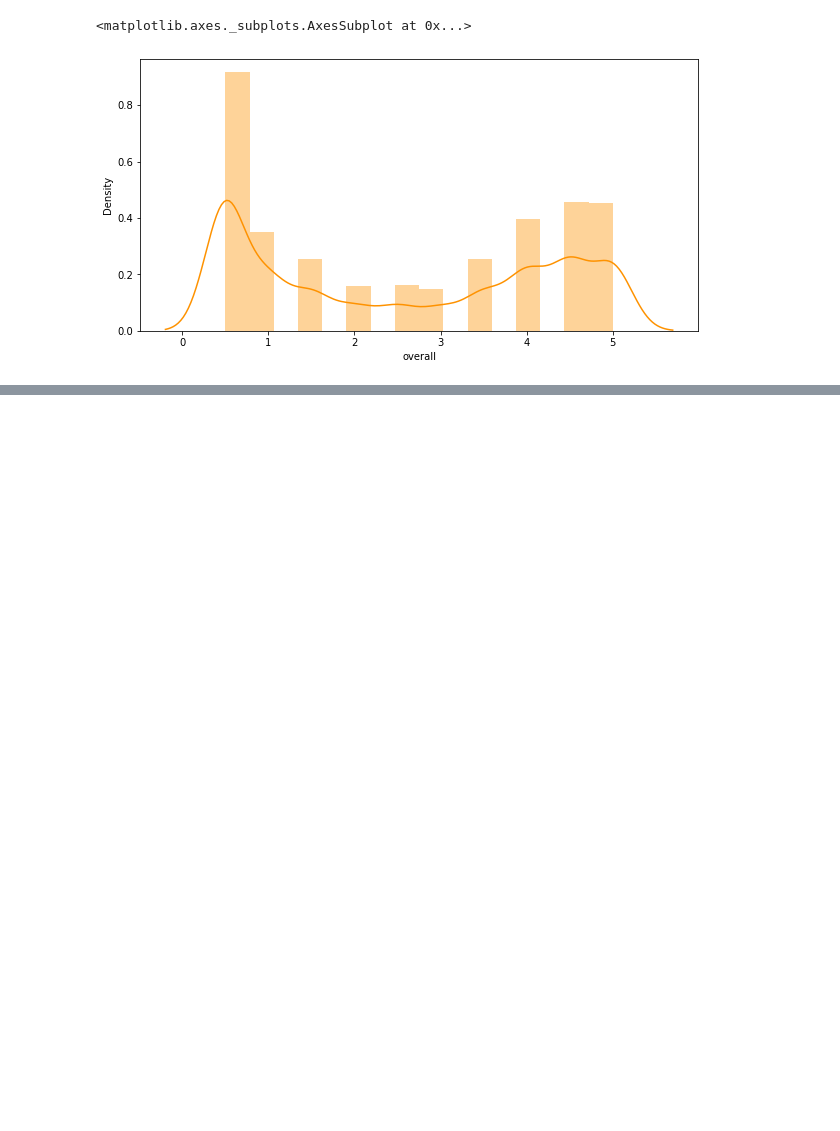
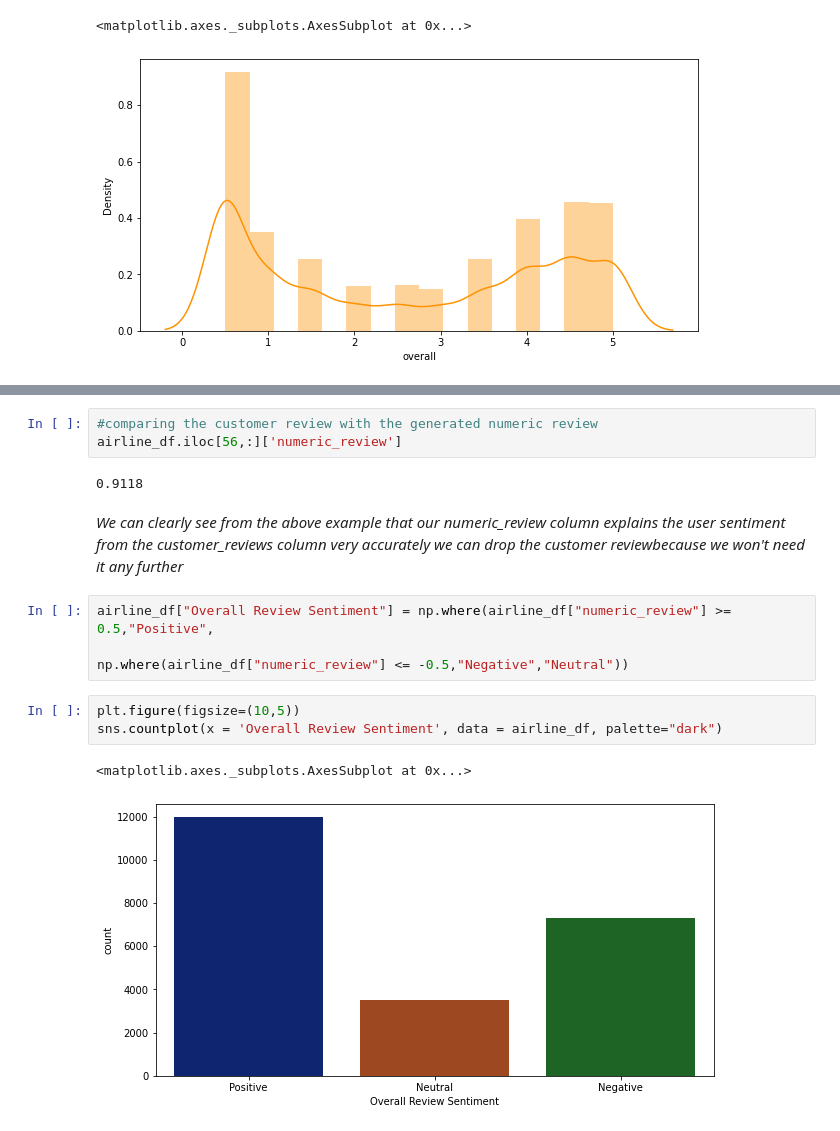
Before and after one commit to paulsoumyadip/airline_referral, a Jupyter notebook: Airline_Passenger_referral_prediction_.ipynb, the cells around one changed output, grey strips where cells are left out. Saved outputs shown, nothing was run; the diff lists cells and outputs as text; blank space fills up the shorter version.

```diff
--- a/Airline_Passenger_referral_prediction_.ipynb
+++ b/Airline_Passenger_referral_prediction_.ipynb
@@ -471,0 +586,16 @@ for i in review_columns:
+# %%
+#comparing the customer review with the generated numeric review
+airline_df.iloc[56,:]['numeric_review']
+# %% [output]
+0.9118
+# %% [markdown]
+*We can clearly see from the above example that our numeric_review column explains the user sentiment from the customer_reviews column very accurately we can drop the customer reviewbecause we won't need it any further*
+# %%
+airline_df["Overall Review Sentiment"] = np.where(airline_df["numeric_review"] >= 0.5,"Positive",
+                                                       np.where(airline_df["numeric_review"] <= -0.5,"Negative","Neutral"))
+# %%
+plt.figure(figsize=(10,5))
+sns.countplot(x = 'Overall Review Sentiment', data = airline_df, palette="dark")
+# %% [output]
+<matplotlib.axes._subplots.AxesSubplot at 0x...>
+[figure, added]
```
Also changed, not shown: parts of 51 cells of this notebook.
